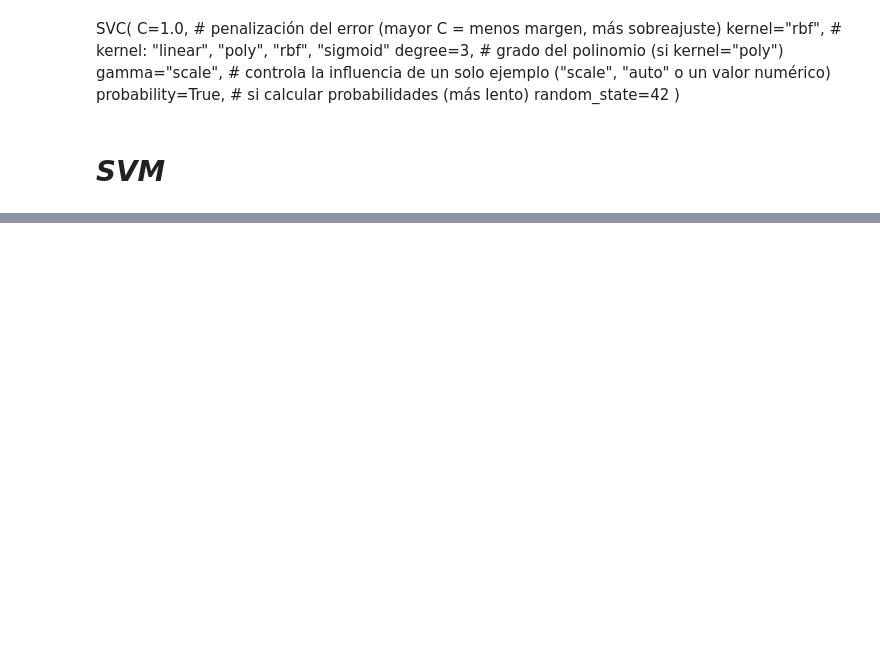
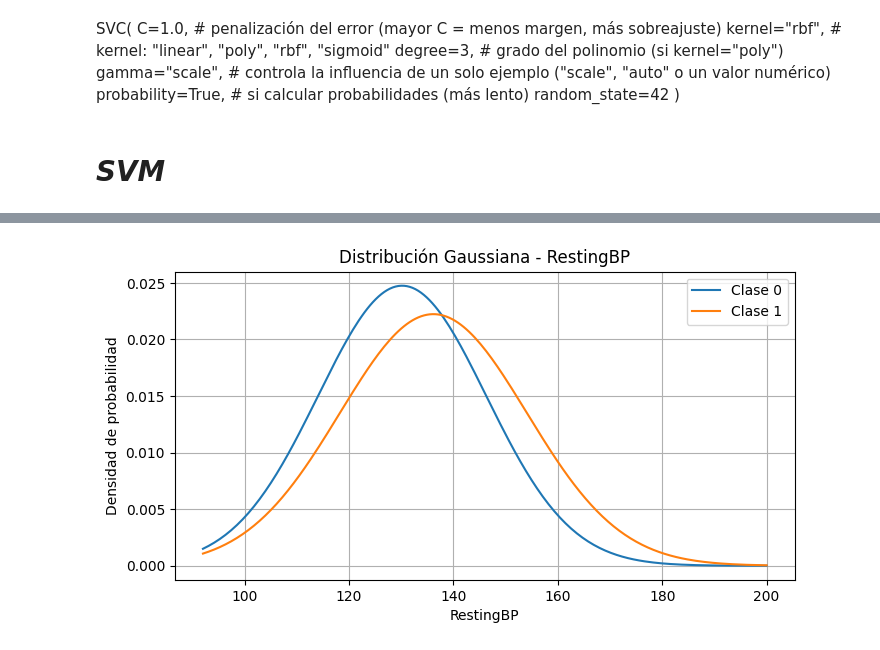
Before and after one commit to NicolasSeivane/Seivane_Nicolas_Proyecto_Integrador, a Jupyter notebook: heart/entrenar_modelos.ipynb, the cells around one changed output, grey strips where cells are left out. Saved outputs shown, nothing was run; the diff lists cells and outputs as text; code cells hidden in the pictures; blank space fills up the shorter version.

```diff
--- a/heart/entrenar_modelos.ipynb
+++ b/heart/entrenar_modelos.ipynb
@@ -1098,3 +1099,34 @@ with open("Random_Forest_resultados_Corazon_atributos.txt", "w") as f: # Added f
       acc.append(scoring_funcs['accuracy'])
       f.write(f"Accuracy = {acc}\n")
       f.write(f"Total Time: {tiempo_total:.2f} seconds\n")
+# %%
+import numpy as np
+import matplotlib.pyplot as plt
+from scipy.stats import norm
+
+# Supongamos que ya tienes X, y, gnb (GaussianNB entrenado), y feature_names definidos
+# Ejemplo: feature_names = X.columns.tolist()
+
+# Selecciona la variable a graficar
+feature_name = "RestingBP"  # Cambia esto por la variable que quieras
+feature_index = datos.columns.get_loc(feature_name)
+X_np = datos.to_numpy()
+num_classes = 2
+
+x_vals = np.linspace(X_np[:, feature_index].min(), X_np[:, feature_index].max(), 200)
+plt.figure(figsize=(8, 4))
+
+for cls in range(num_classes):
+    mean = best_gnb_model.theta_[cls, feature_index]
+    std = np.sqrt(best_gnb_model.var_[cls, feature_index])
+    y_vals = norm.pdf(x_vals, mean, std)
+    plt.plot(x_vals, y_vals, label=f"Clase {cls}")
+
+plt.title(f"Distribución Gaussiana - {feature_name}")
+plt.xlabel(feature_name)
+plt.ylabel("Densidad de probabilidad")
+plt.legend()
+plt.grid(True)
+plt.show()
+# %% [output]
+[figure, added]
```
Also changed, not shown: parts of 15 cells of this notebook, 16 other files.
